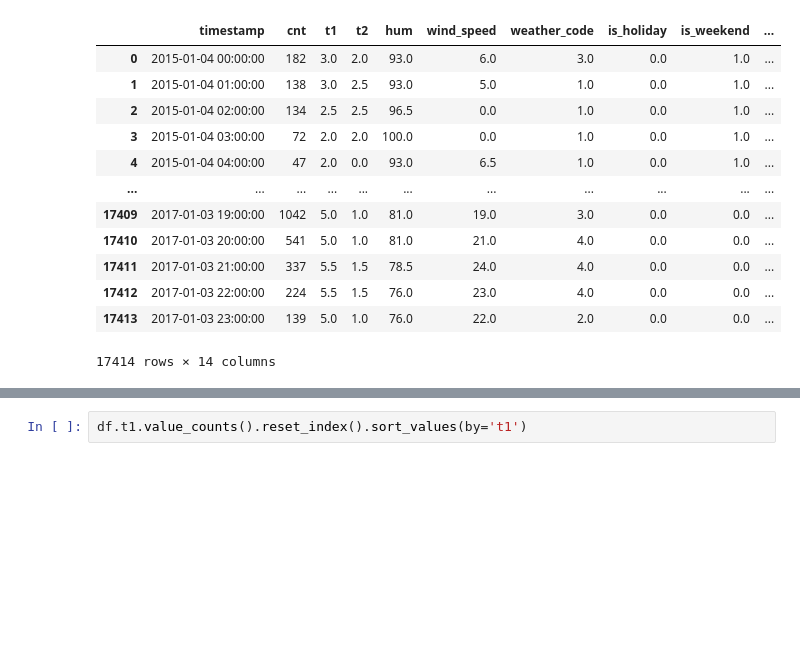
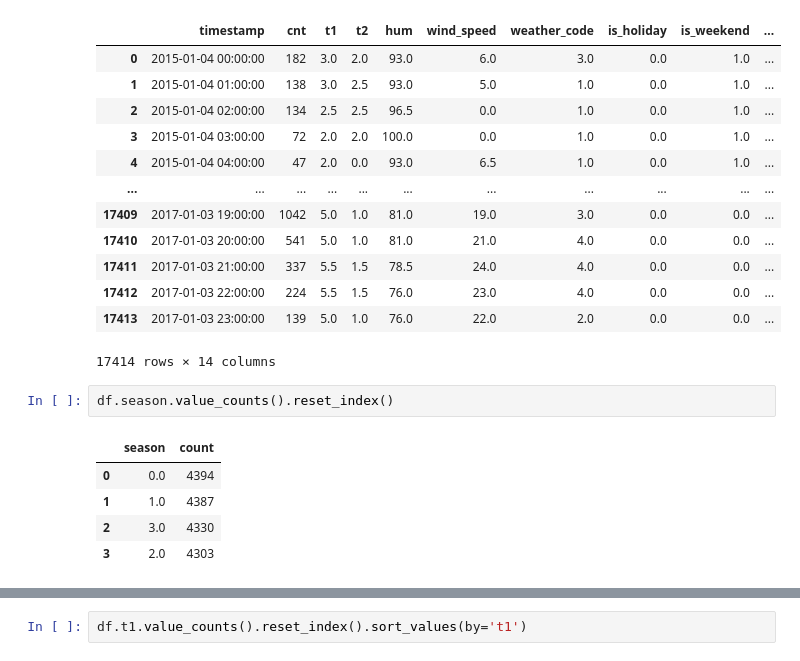
Before and after one commit to databyhuseyn/DataAnalysis, a Jupyter notebook: Bike_Sharing_Data_Analysis.ipynb, the cells around one changed output, grey strips where cells are left out. Drawn from its saved outputs; the diff is of its cells as text; blank space fills up the shorter version.

```diff
--- a/Bike_Sharing_Data_Analysis.ipynb
+++ b/Bike_Sharing_Data_Analysis.ipynb
@@ -220,6 +222,14 @@ df
 | 17412 | 2017-01-03 22:00:00 | 224 | 5.5 | 1.5 | 76.0 | 23.0 | 4.0 | 0.0 | 0.0 | ... |
 | 17413 | 2017-01-03 23:00:00 | 139 | 5.0 | 1.0 | 76.0 | 22.0 | 2.0 | 0.0 | 0.0 | ... |
 17414 rows × 14 columns
+# %%
+df.season.value_counts().reset_index()
+# %% [output]
+|  | season | count |
+| 0 | 0.0 | 4394 |
+| 1 | 1.0 | 4387 |
+| 2 | 3.0 | 4330 |
+| 3 | 2.0 | 4303 |
 # %%
 plt.figure(figsize=(7, 7))
 plt.title('Distribution of orders by seasons')
```
Also changed, not shown: parts of 7 cells of this notebook.
